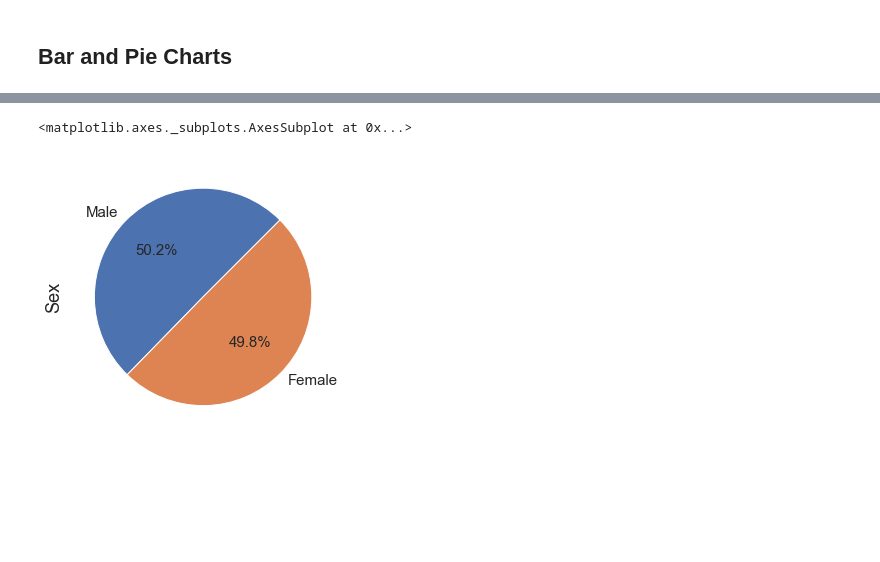
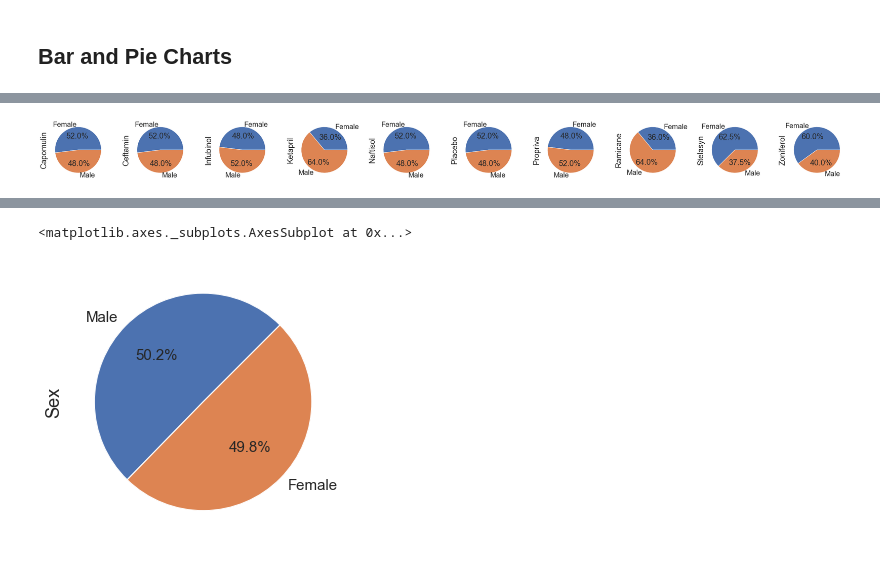
Before and after one commit to MimiBebe/Matplotlib_Challenge, a Jupyter notebook: Instructions/Pymaceuticals/pymaceuticals_ChiTran.ipynb, the cells around one changed output, grey strips where cells are left out. Saved outputs shown, nothing was run; the diff lists cells and outputs as text; code cells hidden in the pictures; blank space fills up the shorter version.

```diff
--- a/Instructions/Pymaceuticals/pymaceuticals_ChiTran.ipynb
+++ b/Instructions/Pymaceuticals/pymaceuticals_ChiTran.ipynb
@@ -149 +117,14 @@ fig1 = sns.catplot(x = "Drug Regimen",       # x variable name
+# %%
+# pie chart for each treatment
+# 10 pie total for 10 drugs
+genderStatsByDrug = masterDf.loc[masterDf["Timepoint"]==0]
+genderStatsByDrug = genderStatsByDrug[["Drug Regimen","Sex","Mouse ID"]].groupby(["Drug Regimen","Sex"])\
+                    .agg(Number_of_Mice=("Mouse ID", 'nunique')).reset_index("Drug Regimen").reset_index("Sex")
+# plot
+sns.set(font_scale=2)
+fig2 = genderStatsByDrug.pivot("Sex","Drug Regimen","Number_of_Mice").plot.pie(subplots=True, legend=False, autopct='%.1f%%',figsize=(35,35))
+plt. tight_layout()
+plt.show()
+# %% [output]
+[figure, added]
 # %%
```
Also changed, not shown: parts of 39 cells of this notebook, 1 other file.
